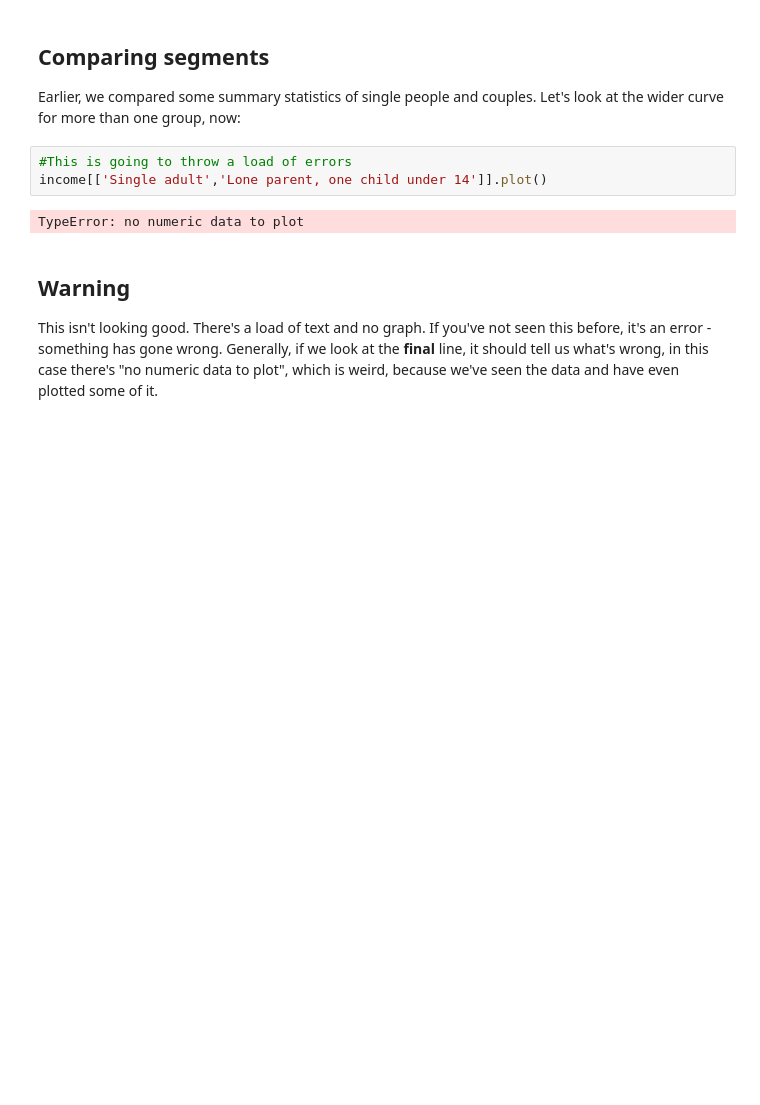
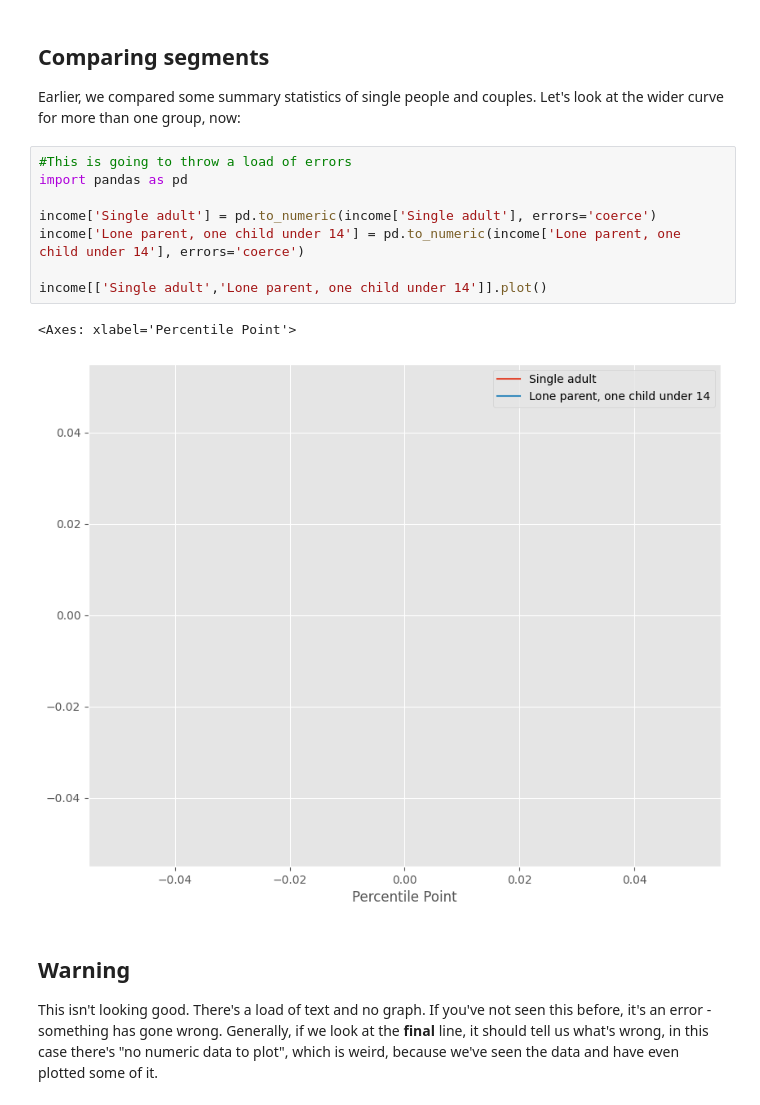
Before and after one commit to Corrine2244/QM2, a Jupyter notebook: notebooks/W02. Pandas.ipynb, the cells around one changed output. Saved outputs shown, nothing was run; the diff lists cells and outputs as text; blank space fills up the shorter version.

```diff
--- a/notebooks/W02. Pandas.ipynb
+++ b/notebooks/W02. Pandas.ipynb
@@ -219,9 +223,15 @@ There are a number of ways to access elements of the dataframe: we've shown how
 Earlier, we compared some summary statistics of single people and couples. Let's look at the wider curve for more than one group, now:
 # %%
 #This is going to throw a load of errors
+import pandas as pd
+
+income['Single adult'] = pd.to_numeric(income['Single adult'], errors='coerce')
+income['Lone parent, one child under 14'] = pd.to_numeric(income['Lone parent, one child under 14'], errors='coerce')
+
 income[['Single adult','Lone parent, one child under 14']].plot()
 # %% [output]
-TypeError: no numeric data to plot
+<Axes: xlabel='Percentile Point'>
+[figure, added]
 # %% [markdown]
 ## Warning
 
```
Also changed, not shown: parts of 6 cells of this notebook.
